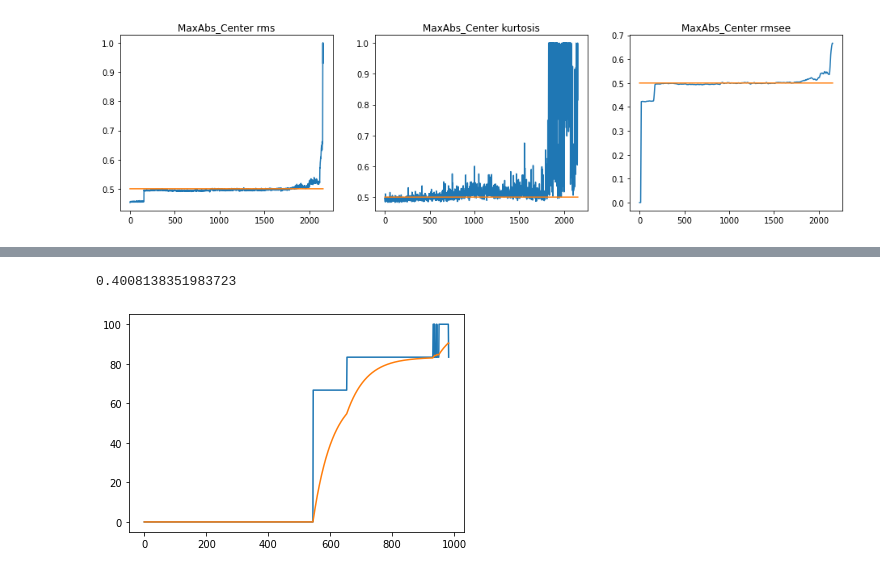
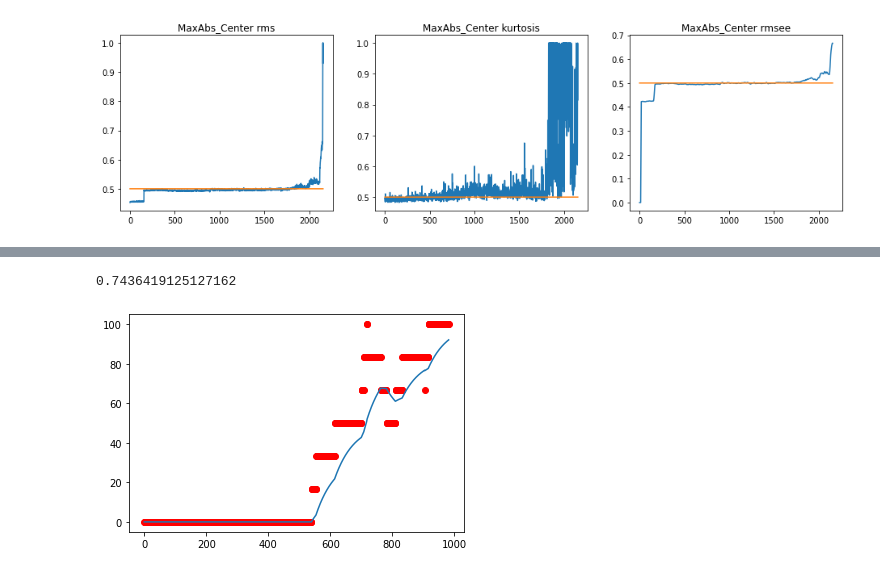
Before and after one commit to LeandroMoura3/neoprog, a Jupyter notebook: weibull_sfam.ipynb, the cells around one changed output, grey strips where cells are left out. Cells and saved outputs as stored; diff of their text form; code cells hidden in the pictures.

```diff
--- a/weibull_sfam.ipynb
+++ b/weibull_sfam.ipynb
@@ -321,3 +362,17 @@ for i in range(len(datas)):
         axs[j][i].set_title(scalers[j] + ' cliped ' + datas[i])
 # %% [output]
 [figure]
+# %%
+for scaler_key in scalers:
+    for key in datas:
+        datasets['train'][key][scaler_key + '_Cliped_04'] = {}
+        datasets['train'][key][scaler_key + '_Cliped_04']['data'] = clip(datasets['train'][key][scaler_key]['data'], init = 0.5 if key == 'rmsee' else 0.05, end = 1.0 if key == 'rmsee' else 0.3)
+        datasets['train'][key]['ufrf'][scaler_key + '_Cliped_04'] = {}
+        datasets['train'][key]['ufrf'][scaler_key + '_Cliped_04']['data'] = clip(datasets['train'][key]['ufrf'][scaler_key]['data'], init = 0.5 if key == 'rmsee' else 0.05, end = 1.0 if key == 'rmsee' else 0.3)
+
+fig, axs = plt.subplots(4, 3, figsize=((16, 16)))
+for i in range(len(datas)):
+    for j in range(len(scalers)):
+        axs[j][i].plot(datasets['train'][datas[i]][scalers[j] + '_Cliped_04']['data'])
+        axs[j][i].plot(datasets['train'][datas[i]]['ufrf'][scalers[j] + '_Cliped_04']['data'])
+        axs[j][i].set_title(scalers[j] + ' cliped ' + datas[i])
@@ -372,3 +429,14 @@ for i in range(len(datas)):
         axs[j][i].set_title(scalers[j] + ' cliped ' + datas[i])
 # %% [output]
 [figure]
+# %%
+for scaler_key in scalers:
+    for key in datas:
+        datasets['test'][key][scaler_key + '_Cliped_04'] = {}
+        datasets['test'][key][scaler_key + '_Cliped_04']['data'] = clip(datasets['test'][key][scaler_key]['data'], init = 0.5 if key == 'rmsee' else 0.05, end = 1.0 if key == 'rmsee' else 0.3)
+
+fig, axs = plt.subplots(4, 3, figsize=((16, 16)))
+for i in range(len(datas)):
+    for j in range(len(scalers)):
+        axs[j][i].plot(datasets['test'][datas[i]][scalers[j] + '_Cliped_04']['data'])
+        axs[j][i].set_title(scalers[j] + ' cliped ' + datas[i])
@@ -397,8 +489,9 @@ for i in range(len(datas)):
 # %%
 sfam = {}
 # %%
-sfam['MaxAbs'] = SFAM(alpha = 3.395245641548146e-11, rho = 4.3521380132425176e-08, beta = 2.3557187791365324e-07, uncommited_value = 0.9885496137738817)
+sfam['MaxAbs'] = SFAM(alpha = 4.6715861565370895e-14, rho = 3.4726756552458553e-10, beta = 4.688230591139349e-17, uncommited_value = 0.9739101209573398)
 
-sfam['MaxAbs'].train_nasa(lambda x: datasets['train'][x]['ufrf']['MaxAbs_Cliped']['data'])
-sfam['MaxAbs'].predict_nasa(lambda x: datasets['train'][x]['MaxAbs']['data'])
+sfam['MaxAbs'].train_nasa(lambda x: datasets['train'][x]['ufrf']['MaxAbs_Cliped']['data'], 392)
+sfam['MaxAbs'].predict_nasa(lambda x: datasets['train'][x]['MaxAbs']['data'], 392)
+sfam['MaxAbs'].prune()
 # %% [output]
@@ -474,11 +659,11 @@ for i in range(len(datas)):
 # %%
-sfam['MaxAbs_Center'] = SFAM(alpha = 1.481329512950453e-10, rho = 3.693479376150351e-12, beta = 4.149916915933312e-09, uncommited_value = 0.9848333333556476)
+sfam['MaxAbs_Center'] = SFAM(alpha = 1.2932349835971422e-15, rho = 5.112297845240373e-12, beta = 0.036769828903903894, uncommited_value = 0.7552986535083299)
 
-sfam['MaxAbs_Center'].train_nasa(lambda x: datasets['train'][x]['ufrf']['MaxAbs_Center']['data'])
-sfam['MaxAbs_Center'].predict_nasa(lambda x: datasets['train'][x]['MaxAbs_Center']['data'])
+sfam['MaxAbs_Center'].train_nasa(lambda x: datasets['train'][x]['ufrf']['MaxAbs_Center']['data'], 392)
+sfam['MaxAbs_Center'].predict_nasa(lambda x: datasets['train'][x]['MaxAbs_Center']['data'], 392)
 # %% [output]
-0.4008138351983723
+0.7436419125127162
-[figure, old version]
+[figure, new version]
 # %%
 sfam['MaxAbs_Center'].predict_nasa(lambda x: datasets['test'][x]['MaxAbs_Center']['data'])
 # %% [output]
```
Also changed, not shown: parts of 25 cells of this notebook.
